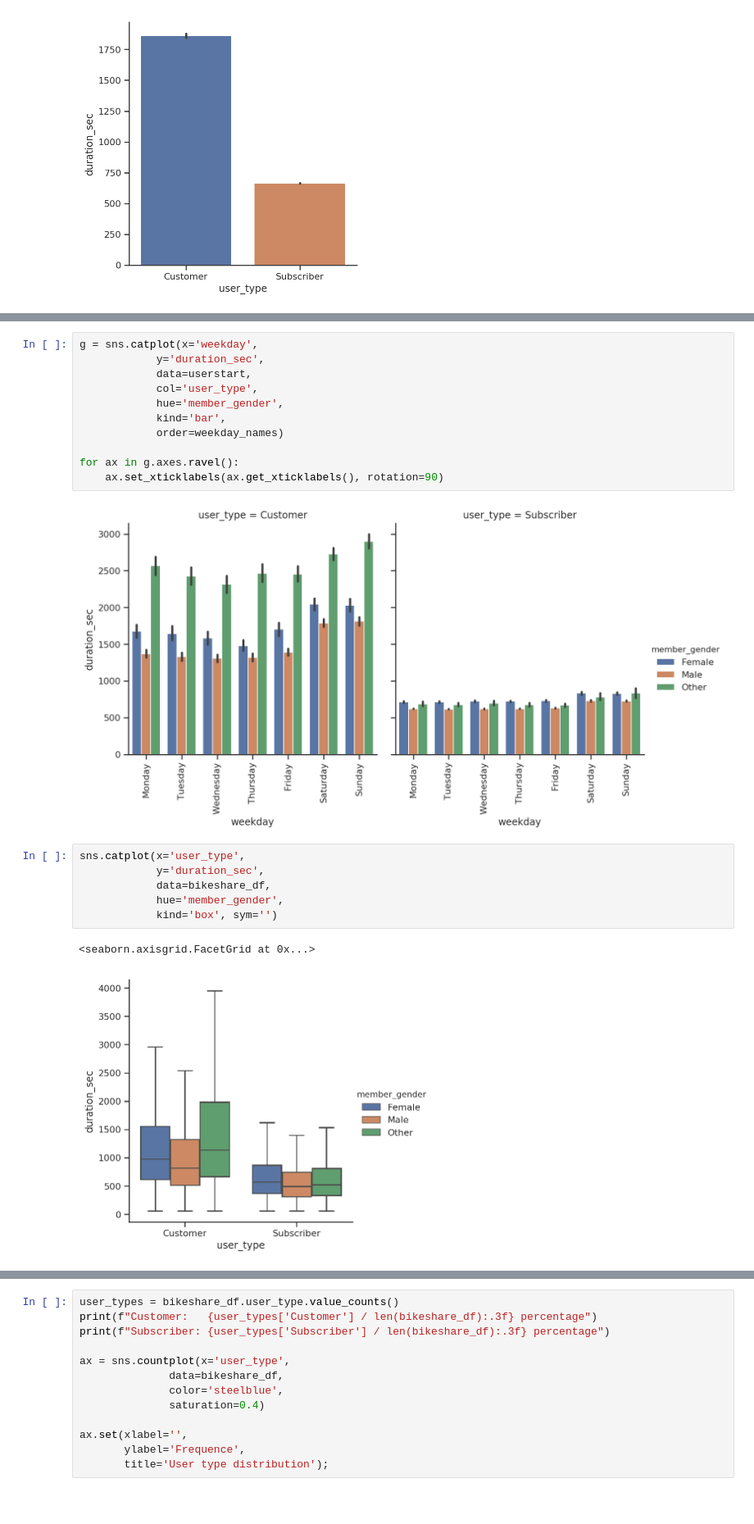
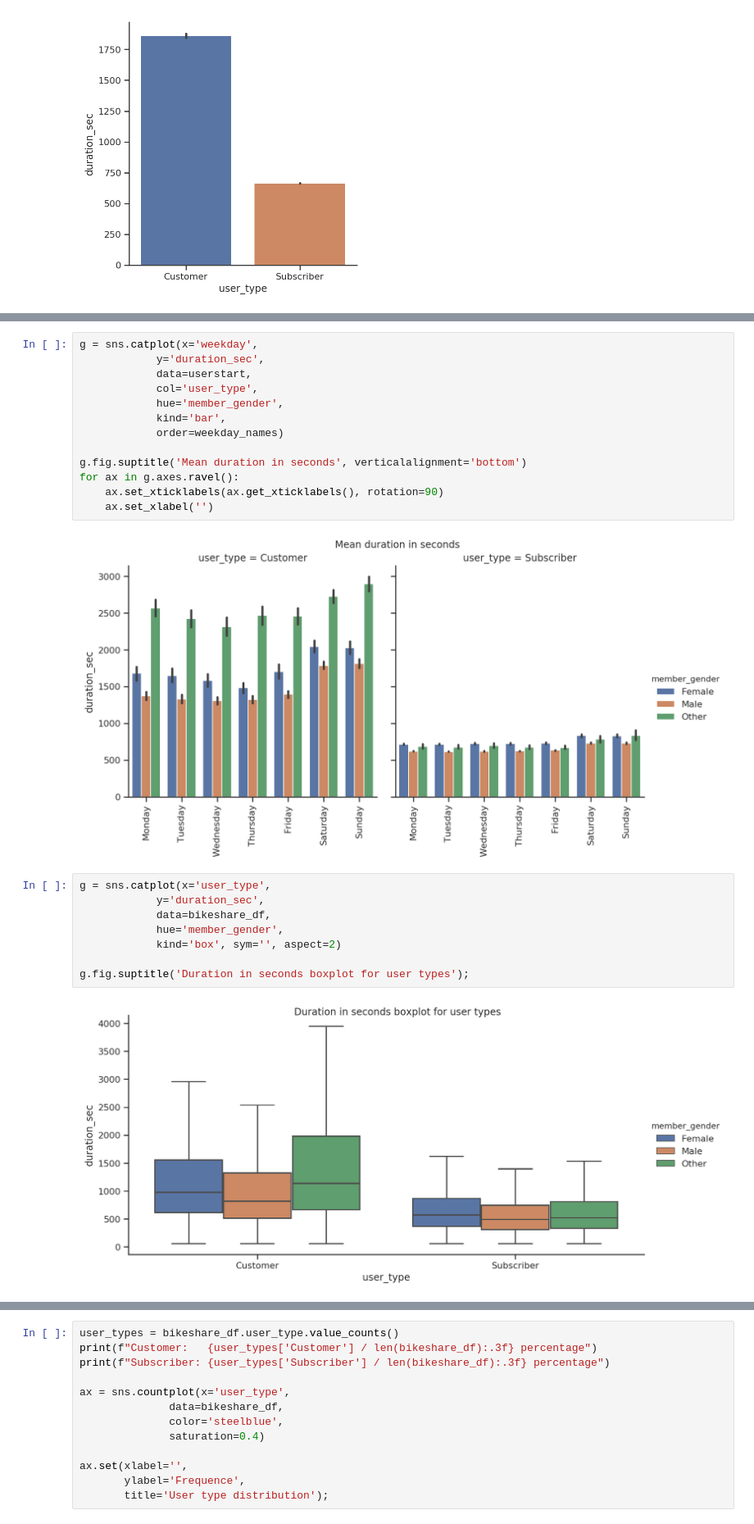
Before and after one commit to marcusholmgren/bikeshare-analysis, a Jupyter notebook: fordgobike-analysis.ipynb, the cells around one changed output, grey strips where cells are left out. Shown at 82% size. Saved outputs shown, nothing was run; the diff lists cells and outputs as text; blank space fills up the shorter version.

Commit message:
feat: new visualizations for the slide deck
New exploratory data analysis.
New explainatory data analysis.

Update README with summary and key insights.

```diff
--- a/fordgobike-analysis.ipynb
+++ b/fordgobike-analysis.ipynb
@@ -440,16 +454,19 @@ g = sns.catplot(x='weekday',
             kind='bar',
             order=weekday_names)
 
+g.fig.suptitle('Mean duration in seconds', verticalalignment='bottom')
 for ax in g.axes.ravel():
     ax.set_xticklabels(ax.get_xticklabels(), rotation=90)
+    ax.set_xlabel('')
 # %% [output]
-[figure, old version]
+[figure, new version]
 # %%
-sns.catplot(x='user_type',
+g = sns.catplot(x='user_type',
             y='duration_sec',
             data=bikeshare_df,
             hue='member_gender',
-            kind='box', sym='')
+            kind='box', sym='', aspect=2)
+
+g.fig.suptitle('Duration in seconds boxplot for user types');
 # %% [output]
-<seaborn.axisgrid.FacetGrid at 0x...>
-[figure, old version]
+[figure, new version]
```
Also changed, not shown: parts of 41 cells of this notebook, 8 other files.
